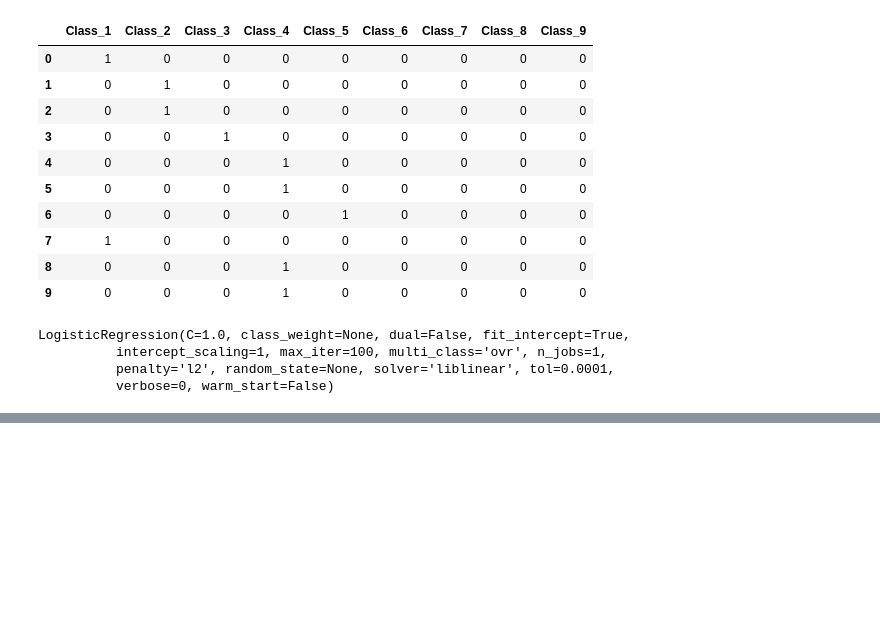
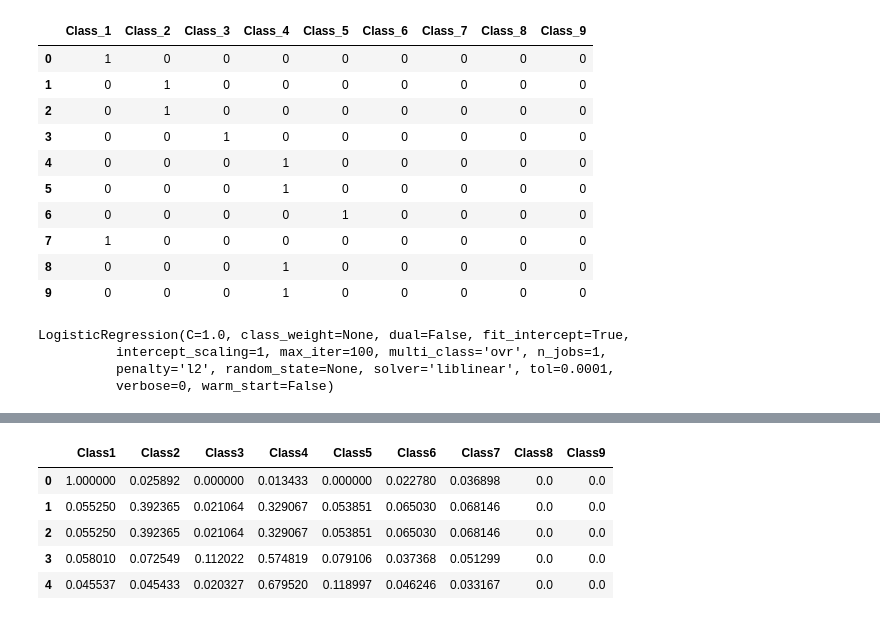
Before and after one commit to manshubh/classification-GeneticMutations, a Jupyter notebook: CancerNLP.ipynb, the cells around one changed output, grey strips where cells are left out. Cells and saved outputs as stored; diff of their text form; code cells hidden in the pictures; blank space fills up the shorter version.

```diff
--- a/CancerNLP.ipynb
+++ b/CancerNLP.ipynb
@@ -154,2 +154,12 @@ result.head(10)
+# %%
+result=result.applymap(stand)
+result.head()
+# %% [output]
+|  | Class1 | Class2 | Class3 | Class4 | Class5 | Class6 | Class7 | Class8 | Class9 |
+| 0 | 1.000000 | 0.025892 | 0.000000 | 0.013433 | 0.000000 | 0.022780 | 0.036898 | 0.0 | 0.0 |
+| 1 | 0.055250 | 0.392365 | 0.021064 | 0.329067 | 0.053851 | 0.065030 | 0.068146 | 0.0 | 0.0 |
+| 2 | 0.055250 | 0.392365 | 0.021064 | 0.329067 | 0.053851 | 0.065030 | 0.068146 | 0.0 | 0.0 |
+| 3 | 0.058010 | 0.072549 | 0.112022 | 0.574819 | 0.079106 | 0.037368 | 0.051299 | 0.0 | 0.0 |
+| 4 | 0.045537 | 0.045433 | 0.020327 | 0.679520 | 0.118997 | 0.046246 | 0.033167 | 0.0 | 0.0 |
 # %%
 %%time
```
Also changed, not shown: parts of 20 cells of this notebook.
